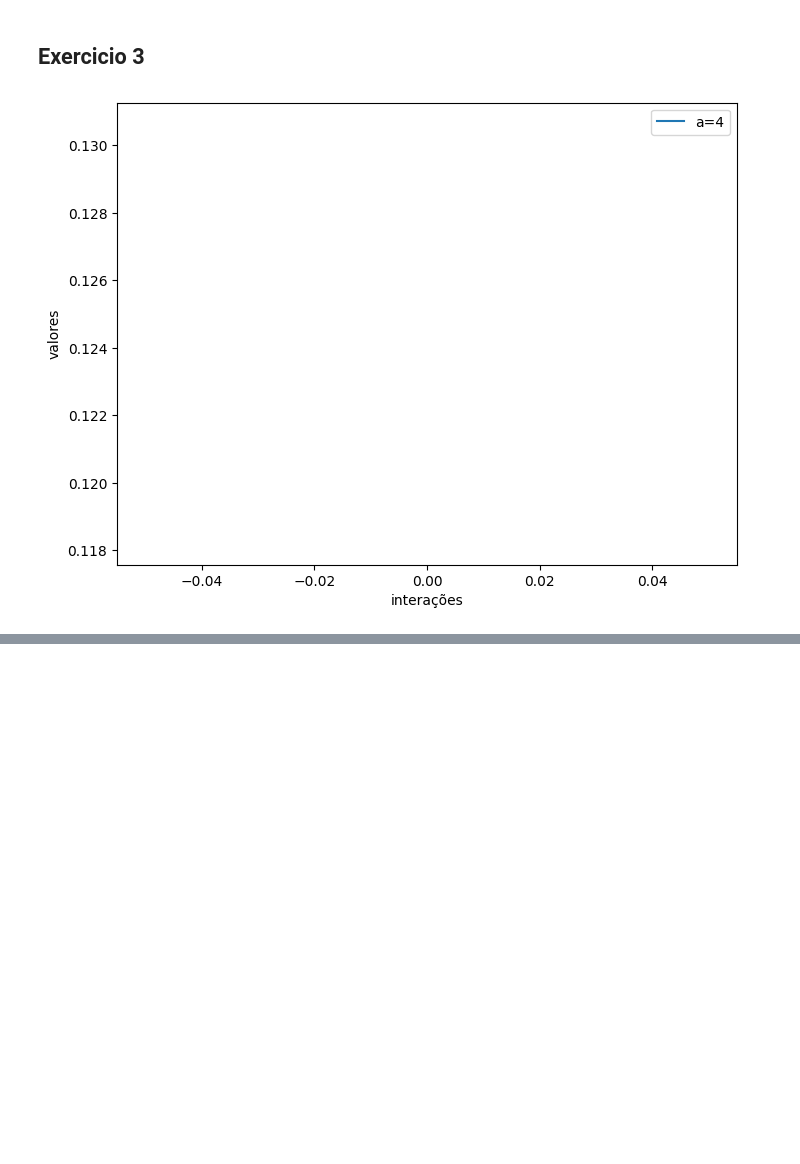
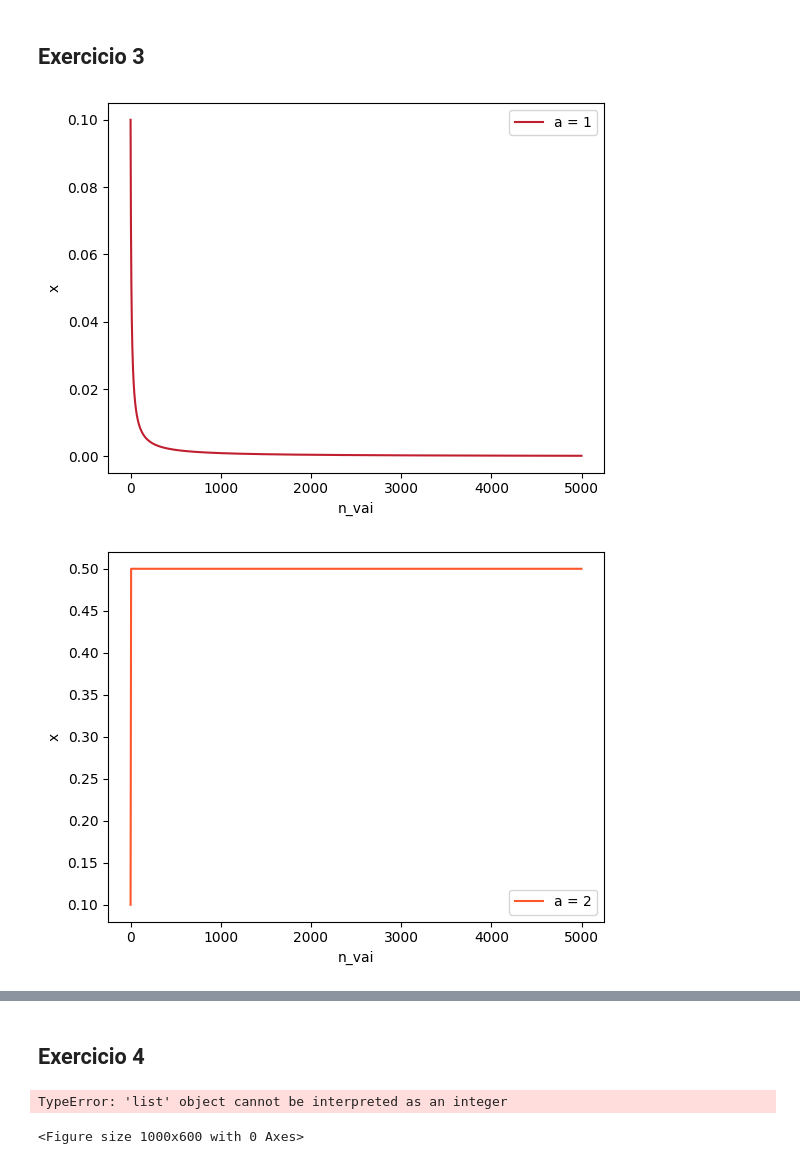
Before and after one commit to caueSordi/exercicios, a Jupyter notebook: Lista_1.ipynb, the cells around one changed output, grey strips where cells are left out. Drawn from its saved outputs; the diff is of its cells as text; code cells hidden in the pictures; blank space fills up the shorter version.

Commit message:
lista de exercicios calculo numerico 1 exercicios (1,2,3 e 3.5, e 4 feitos)

```diff
--- a/Lista_1.ipynb
+++ b/Lista_1.ipynb
@@ -1,27 +1,32 @@
 # %% [markdown]
 ## Exercicio 1
 # %%
+
 import random
 import numpy as np
 import matplotlib.pyplot as plt
 import time
 
 tempo = [0,0,0,0]
+
 n = [10**5,10**6,10**7,10**8]
+
 for i in range (len(n)):
   start = time.time()
-  a = np.random.rand(n[i])
-  b = np.random.rand(n[i])
+  a_vetor = np.random.rand(n[i])
+  b_vetor = np.random.rand(n[i])
   alpha = np.random.randint(100)
   beta = np.random.randint(100)
-  c = alpha * a + beta * b
+  c_vetor = alpha * a_vetor + beta * b_vetor
   end = time.time()
   tempo[i] = end - start
   print(f"n: {n[i]}")
   print(f"Time: {end - start}")
   print("\n \n \n")
 
-
-plt.plot(n,tempo)
+plt.plot(n, tempo)
+plt.xlabel('n')
+plt.ylabel('tempo')
+plt.show()
 # %% [output]
 n: 100000
@@ -85,29 +132,18 @@ variação média:
 # %% [markdown]
 ## Exercicio 3
 # %%
+for a in a_values:
+    x = np.zeros(n_vai)
+    x[0] = initial_x
 
-# Matriz
-fig, ax = plt.subplots(figsize=(8, 6))
+    for i in range(1, n_vai):
+        x[i] = a * x[i-1] * (1 - x[i-1])
 
-# bota os valores no gráfico
-for i, a in enumerate(a_values):
-  # Calculate sequence
-  x = np.zeros(n_vai)
-  x[0] = initial_x
-  for i in range(1, n_vai):
-    x[i] = a * x[i-1] * (1 - x[i-1])
-
-  # seta os valores
-
-
-ax.plot(  variance, label=f"a={a}")
-
-# detalhes
-ax.set_xlabel("interações")
-ax.set_ylabel("valores")
-ax.legend()
-
-# vai que é sua, taffarel
-plt.show()
+    plt.plot(range(n_vai), x, label=f'a = {a}', color=(random.random(), random.random(), random.random()))
+    plt.xlabel('n_vai')
+    plt.ylabel('x')
+    plt.legend()
+    plt.show()
 # %% [output]
-[figure, old version]
+[figure, new version]
+[figure, added]
@@ -113,0 +152,17 @@ plt.show()
+# %% [markdown]
+## Exercicio 4
+# %%
+
+plt.figure(figsize=(10, 6))
+for i in range(n):
+    a = a_min + da * i
+    x = X[i]
+    plt.plot([a] * len(x), x, '.', markersize=0.05, color='k')
+
+plt.xlabel('a')
+plt.ylabel('x')
+plt.title('grafico da bifurcação')
+plt.show()
+# %% [output]
+TypeError: 'list' object cannot be interpreted as an integer
+<Figure size 1000x600 with 0 Axes>
```
Also changed, not shown: parts of 4 cells of this notebook.
